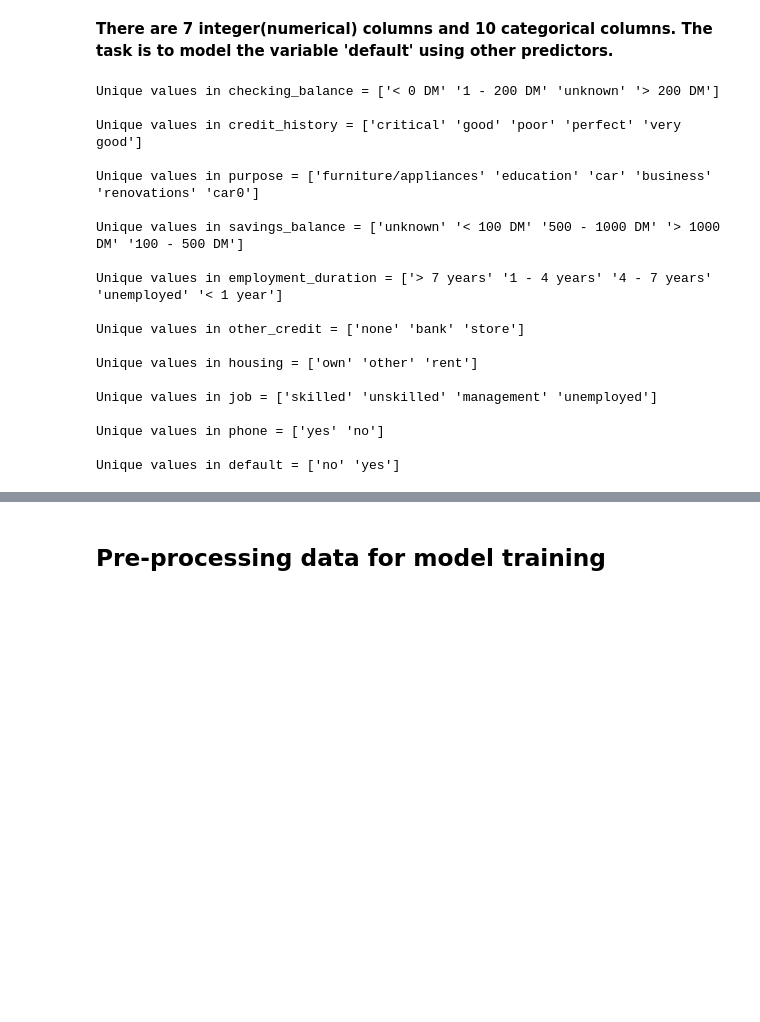
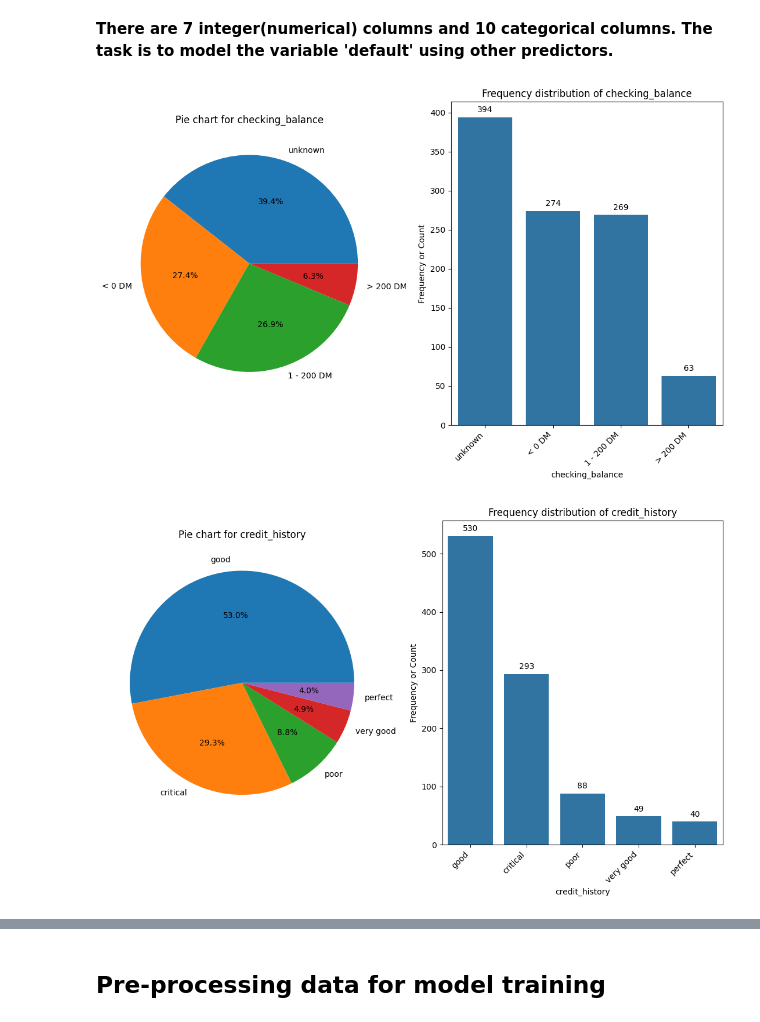
Before and after one commit to srikrish2812/intro_to_ml, a Jupyter notebook: week_6/IML_final_project_week6_Abhay.ipynb, the cells around one changed output, grey strips where cells are left out. Drawn from its saved outputs; the diff is of its cells as text; code cells hidden in the pictures; blank space fills up the shorter version.

```diff
--- a/week_6/IML_final_project_week6_Abhay.ipynb
+++ b/week_6/IML_final_project_week6_Abhay.ipynb
@@ -89,25 +90,32 @@ memory usage: 132.9+ KB
 **There are 7 integer(numerical) columns and 10 categorical columns. The task is to model the variable 'default' using other predictors.**
 # %%
 for col in df.columns:
-    if df[col].dtype=='O':
-        print(f'Unique values in {col} =',df[col].unique(),'\n')
+    if df[col].dtype=='O': ## picking categorical columns only
+        #print(f'Unique values in {col} =',df[col].unique(),'\n')
+
+        fig, axes = plt.subplots(1, 2, figsize=(11, 7))
+        value_counts = df[col].value_counts()
+        #print(value_counts)
+
+        axes[0].pie(value_counts,labels=value_counts.index, autopct="%1.1f%%")
+        axes[0].set_title(f'Pie chart for {col}')
+
+        # Barplot or frequency plot
+        sns.countplot(x = col, data =df, ax=axes[1],order=value_counts.index)
+        axes[1].set_title(f'Frequency distribution of {col}')
+        plt.ylabel('Frequency or Count')
+        plt.xticks(rotation=45,ha='right')
+
+        #display frequency on top of each bar
+        for p in axes[1].patches:
+            axes[1].annotate(format(p.get_height(), '.0f'),
+                              (p.get_x() + p.get_width() / 2., p.get_height()),
+                              ha = 'center', va = 'center',
+                              xytext = (0, 9),
+                              textcoords = 'offset points')
+
+        plt.tight_layout()
+        plt.show()
 # %% [output]
-Unique values in checking_balance = ['< 0 DM' '1 - 200 DM' 'unknown' '> 200 DM']
-
-Unique values in credit_history = ['critical' 'good' 'poor' 'perfect' 'very good']
-
-Unique values in purpose = ['furniture/appliances' 'education' 'car' 'business' 'renovations' 'car0']
-
-Unique values in savings_balance = ['unknown' '< 100 DM' '500 - 1000 DM' '> 1000 DM' '100 - 500 DM']
-
-Unique values in employment_duration = ['> 7 years' '1 - 4 years' '4 - 7 years' 'unemployed' '< 1 year']
-
-Unique values in other_credit = ['none' 'bank' 'store']
-
-Unique values in housing = ['own' 'other' 'rent']
-
-Unique values in job = ['skilled' 'unskilled' 'management' 'unemployed']
-
-Unique values in phone = ['yes' 'no']
-
-Unique values in default = ['no' 'yes']
+[figure, added]
+[figure, added]
```
Also changed, not shown: parts of 2 cells of this notebook.
